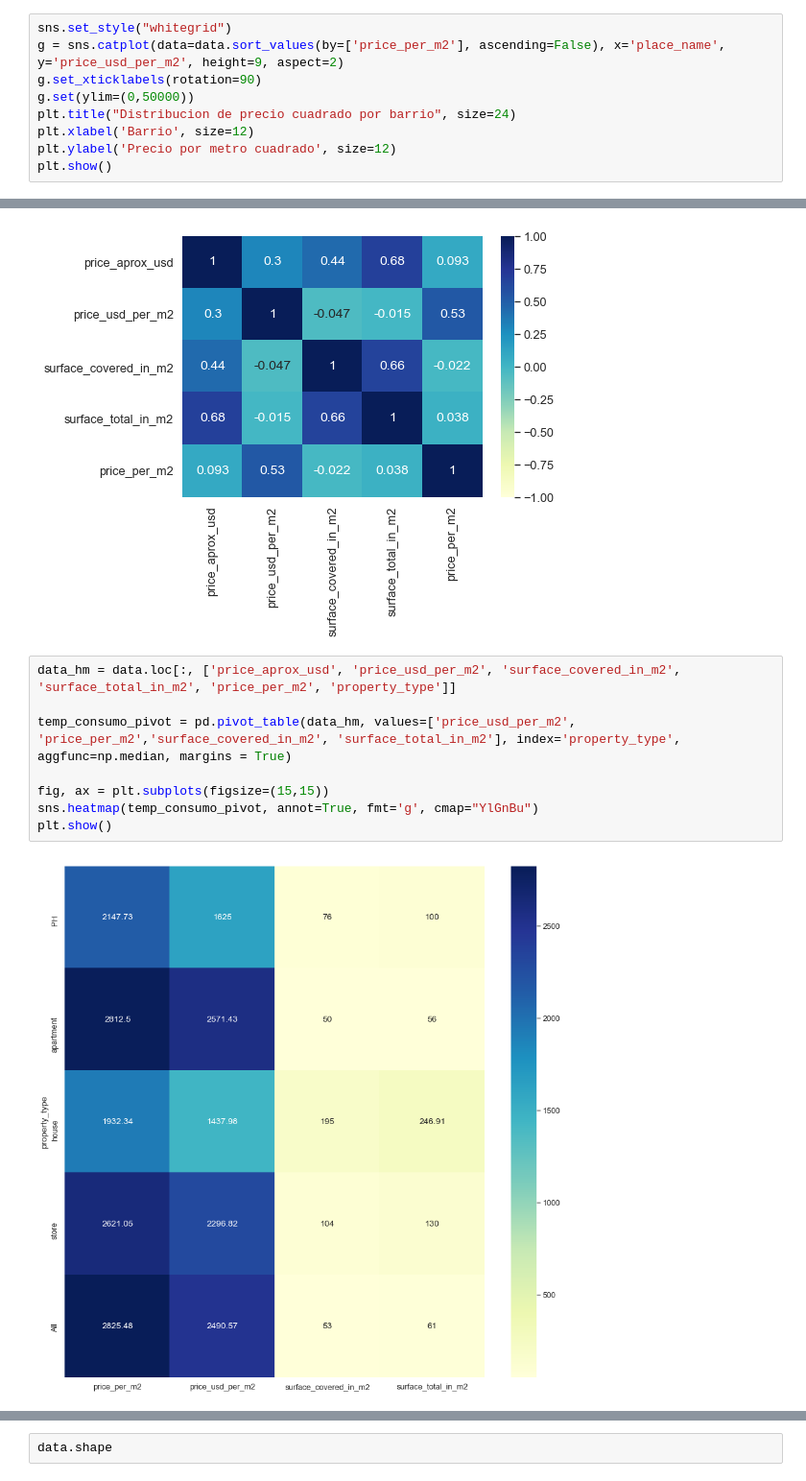
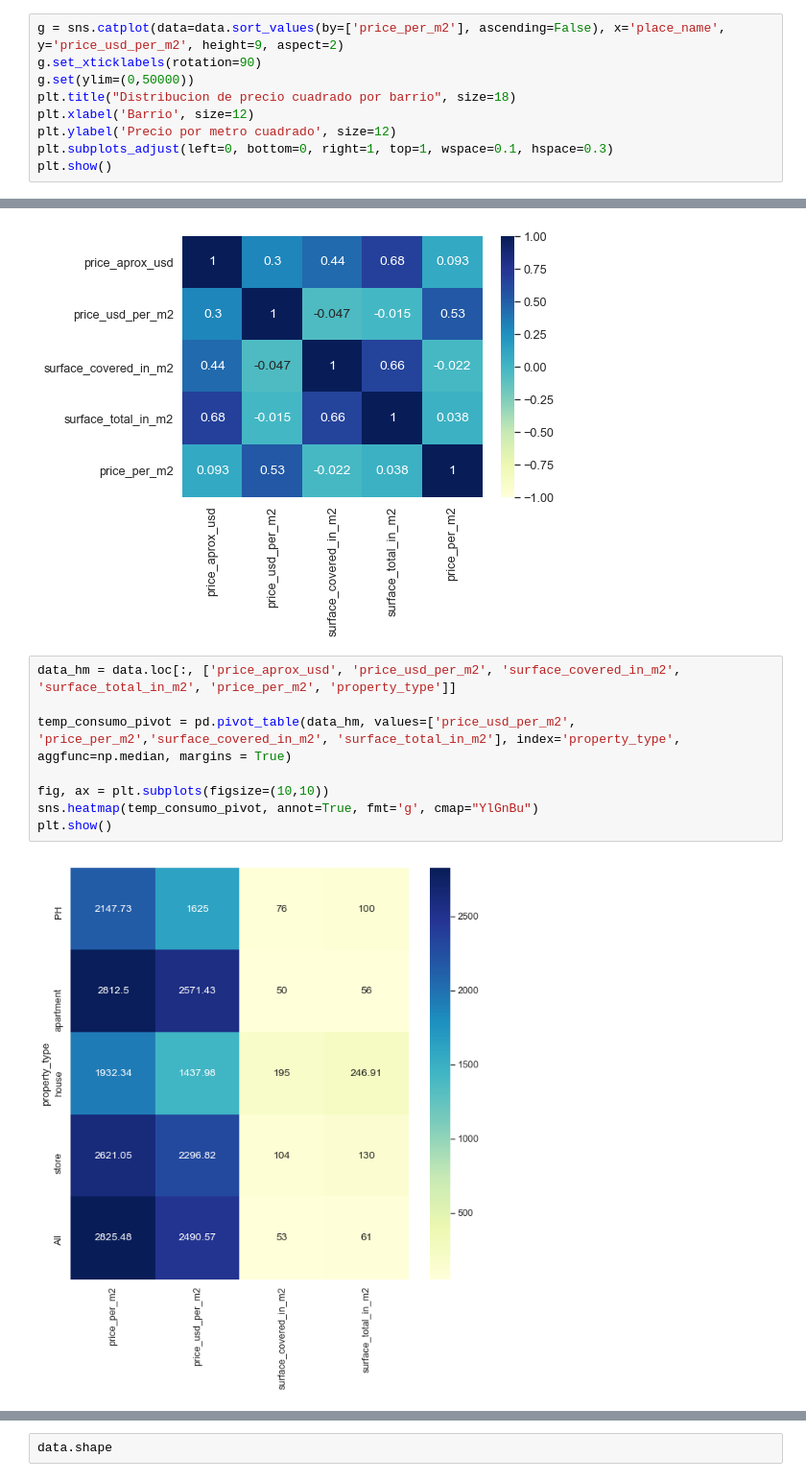
Before and after one commit to mauriciomem/DH_DS_desafio_2_properati, a Jupyter notebook: final.ipynb, the cells around one changed output, grey strips where cells are left out. Shown at 96% size. Drawn from its saved outputs; the diff is of its cells as text.

```diff
--- a/final.ipynb
+++ b/final.ipynb
@@ -288,10 +341,10 @@ plt.show()
 # %%
-sns.set_style("whitegrid")
 g = sns.catplot(data=data.sort_values(by=['price_per_m2'], ascending=False), x='place_name', y='price_usd_per_m2', height=9, aspect=2)
 g.set_xticklabels(rotation=90)
 g.set(ylim=(0,50000))
-plt.title("Distribucion de precio cuadrado por barrio", size=24)
+plt.title("Distribucion de precio cuadrado por barrio", size=18)
 plt.xlabel('Barrio', size=12)
 plt.ylabel('Precio por metro cuadrado', size=12)
+plt.subplots_adjust(left=0, bottom=0, right=1, top=1, wspace=0.1, hspace=0.3)
 plt.show()
 # %% [output]
@@ -368,10 +566,10 @@ g = sns.heatmap(data_numericas_continuas.corr(), annot=True, vmin=-1, vmax=1, cm
 # %%
 data_hm = data.loc[:, ['price_aprox_usd', 'price_usd_per_m2', 'surface_covered_in_m2', 'surface_total_in_m2', 'price_per_m2', 'property_type']]
 
 temp_consumo_pivot = pd.pivot_table(data_hm, values=['price_usd_per_m2', 'price_per_m2','surface_covered_in_m2', 'surface_total_in_m2'], index='property_type', aggfunc=np.median, margins = True)
 
-fig, ax = plt.subplots(figsize=(15,15))
+fig, ax = plt.subplots(figsize=(10,10))
 sns.heatmap(temp_consumo_pivot, annot=True, fmt='g', cmap="YlGnBu")
 plt.show()
 # %% [output]
-[figure, old version]
+[figure, new version]
```
Also changed, not shown: parts of 39 cells of this notebook.
